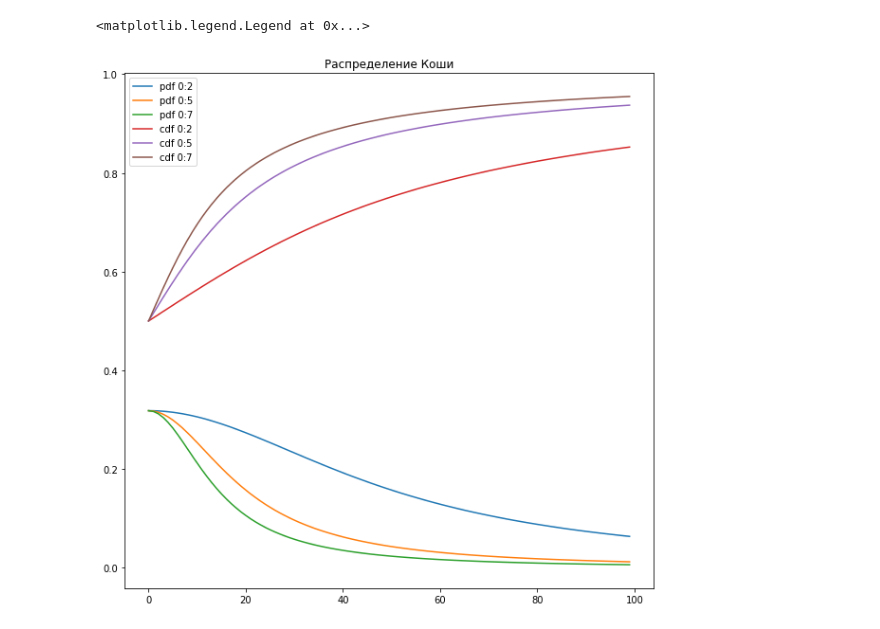
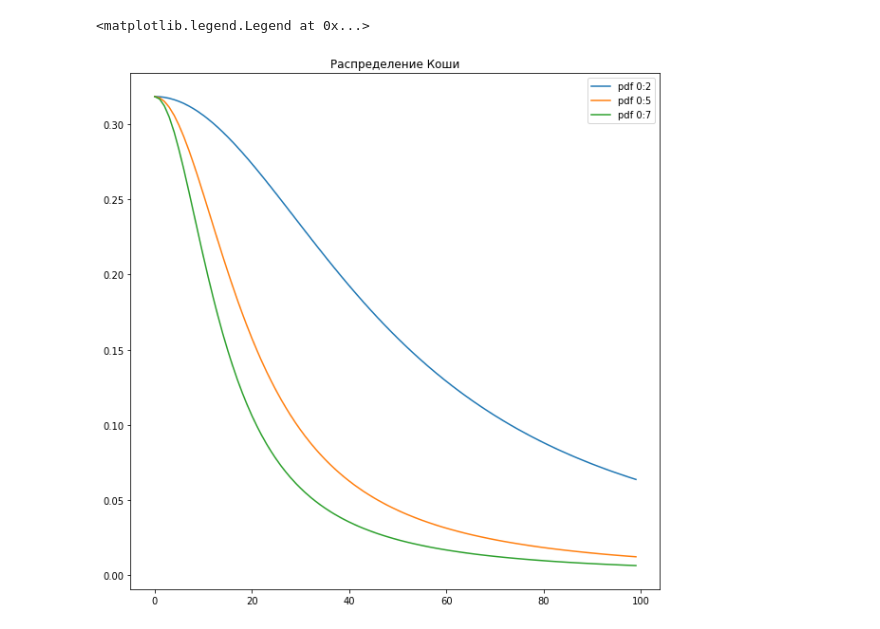
Before and after one commit to dsemen/netology, a Jupyter notebook: distr_graphics.ipynb, the cells around one changed output. Cells and saved outputs as stored; diff of their text form; code cells hidden in the pictures.

```diff
--- a/distr_graphics.ipynb
+++ b/distr_graphics.ipynb
@@ -55,24 +56,19 @@ sts.poisson.cdf(5,100,1000)
 # %%
 cauchy_rv = sts.cauchy()
 
 x = np.linspace(0,2,100)
 y = np.linspace(0,5,100)
 z = np.linspace(0,7, 100)
 pdf = cauchy_rv.pdf(x)
 pdf2 = cauchy_rv.pdf(y)
 pdf3 = cauchy_rv.pdf(z)
-cdf = cauchy_rv.cdf(x)
-cdf2 = cauchy_rv.cdf(y)
-cdf3 = cauchy_rv.cdf(z)
-plt.figure(figsize=(10,10))
+
 plt.plot(pdf)
 plt.plot(pdf2)
 plt.plot(pdf3)
-plt.plot(cdf)
-plt.plot(cdf2)
-plt.plot(cdf3)
+
 plt.title('Распределение Коши')
-plt.legend(['pdf 0:2',  'pdf 0:5', 'pdf 0:7', 'cdf 0:2', 'сdf 0:5', 'cdf 0:7'])
+plt.legend(['pdf 0:2',  'pdf 0:5', 'pdf 0:7'])
 # %% [output]
 <matplotlib.legend.Legend at 0x...>
-[figure, old version]
+[figure, new version]
```
Also changed, not shown: parts of 7 cells of this notebook.
